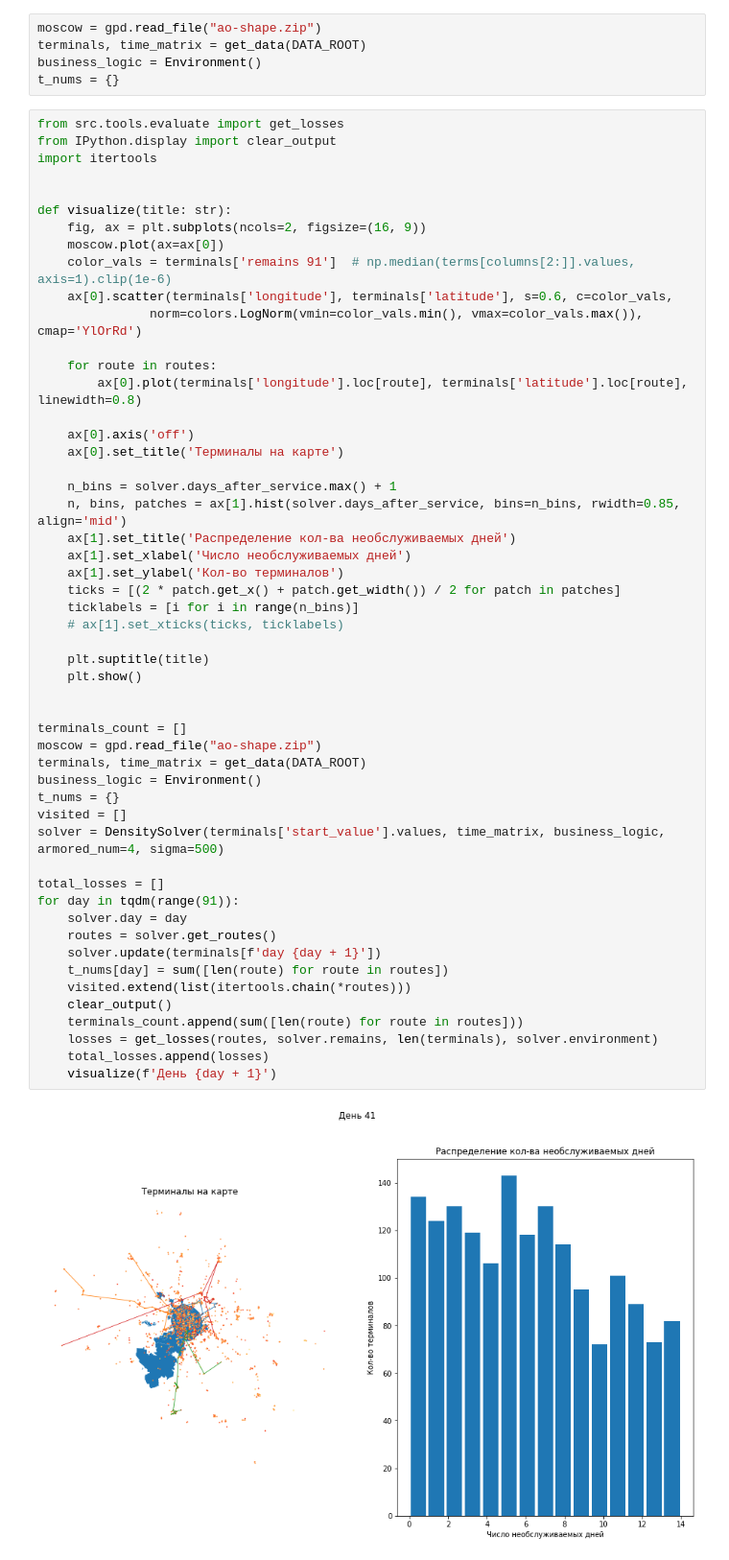
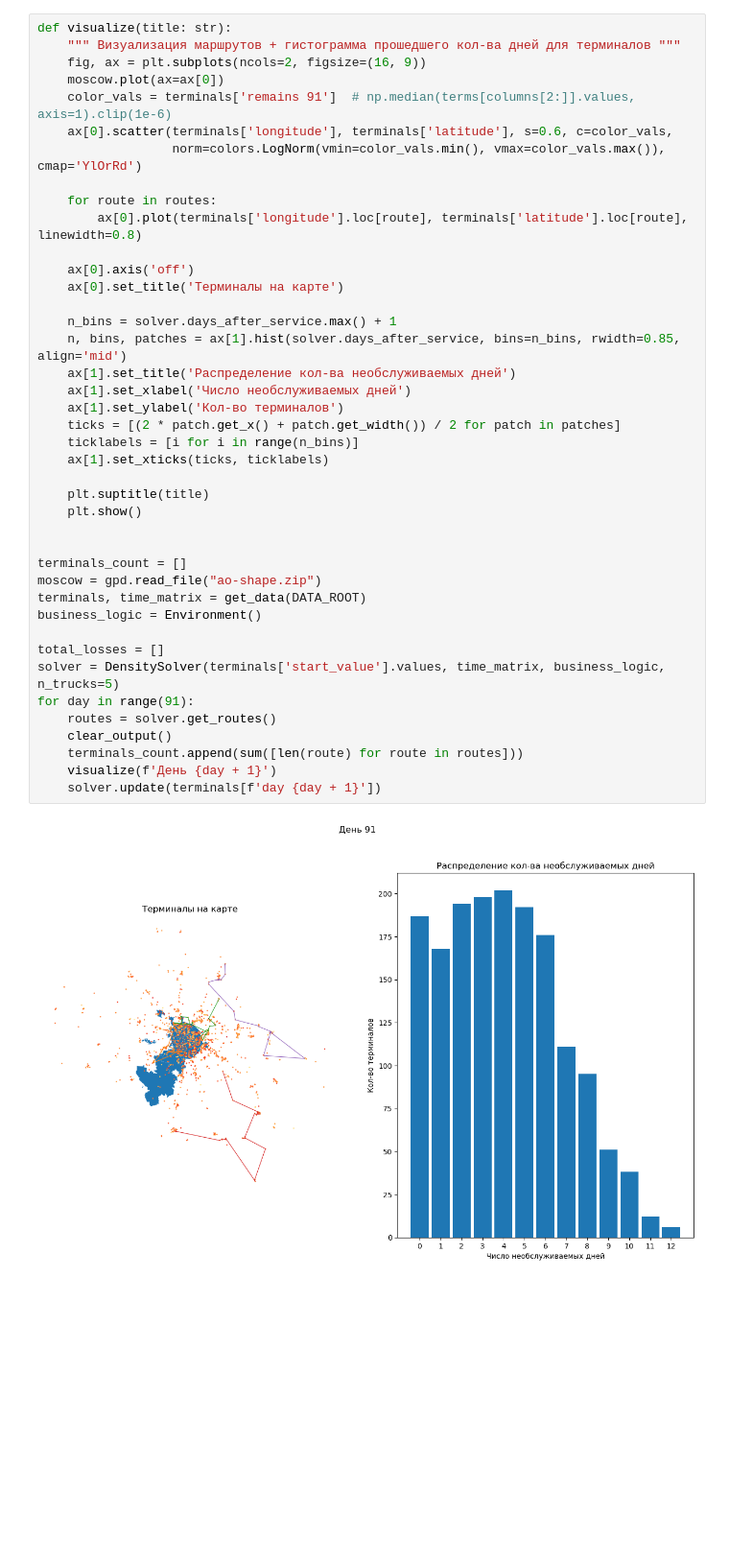
Before and after one commit to black-boomerang/armored-truck-routes, a Jupyter notebook: notebooks/clustering.ipynb, the cells around one changed output. Shown at 96% size. Drawn from its saved outputs; the diff is of its cells as text; blank space fills up the shorter version.

```diff
--- a/notebooks/clustering.ipynb
+++ b/notebooks/clustering.ipynb
@@ -23,59 +28,43 @@ TIMES_DATA_PATH = os.path.join(DATA_ROOT, 'times v4.csv')
-# %%
-moscow = gpd.read_file("ao-shape.zip")
-terminals, time_matrix = get_data(DATA_ROOT)
-business_logic = Environment()
-t_nums = {}
 # %%
-from src.tools.evaluate import get_losses
-from IPython.display import clear_output
-import itertools
-
-
 def visualize(title: str):
+    """ Визуализация маршрутов + гистограмма прошедшего кол-ва дней для терминалов """
     fig, ax = plt.subplots(ncols=2, figsize=(16, 9))
     moscow.plot(ax=ax[0])
     color_vals = terminals['remains 91']  # np.median(terms[columns[2:]].values, axis=1).clip(1e-6)
     ax[0].scatter(terminals['longitude'], terminals['latitude'], s=0.6, c=color_vals,
-               norm=colors.LogNorm(vmin=color_vals.min(), vmax=color_vals.max()), cmap='YlOrRd')
+                  norm=colors.LogNorm(vmin=color_vals.min(), vmax=color_vals.max()), cmap='YlOrRd')
 
     for route in routes:
         ax[0].plot(terminals['longitude'].loc[route], terminals['latitude'].loc[route], linewidth=0.8)
 
     ax[0].axis('off')
     ax[0].set_title('Терминалы на карте')
 
     n_bins = solver.days_after_service.max() + 1
     n, bins, patches = ax[1].hist(solver.days_after_service, bins=n_bins, rwidth=0.85, align='mid')
     ax[1].set_title('Распределение кол-ва необслуживаемых дней')
     ax[1].set_xlabel('Число необслуживаемых дней')
     ax[1].set_ylabel('Кол-во терминалов')
     ticks = [(2 * patch.get_x() + patch.get_width()) / 2 for patch in patches]
     ticklabels = [i for i in range(n_bins)]
-    # ax[1].set_xticks(ticks, ticklabels)
+    ax[1].set_xticks(ticks, ticklabels)
 
     plt.suptitle(title)
     plt.show()
 
 
 terminals_count = []
 moscow = gpd.read_file("ao-shape.zip")
 terminals, time_matrix = get_data(DATA_ROOT)
 business_logic = Environment()
-t_nums = {}
-visited = []
-solver = DensitySolver(terminals['start_value'].values, time_matrix, business_logic, armored_num=4, sigma=500)
 
 total_losses = []
-for day in tqdm(range(91)):
-    solver.day = day
+solver = DensitySolver(terminals['start_value'].values, time_matrix, business_logic, n_trucks=5)
+for day in range(91):
     routes = solver.get_routes()
-    solver.update(terminals[f'day {day + 1}'])
-    t_nums[day] = sum([len(route) for route in routes])
-    visited.extend(list(itertools.chain(*routes)))
     clear_output()
     terminals_count.append(sum([len(route) for route in routes]))
-    losses = get_losses(routes, solver.remains, len(terminals), solver.environment)
-    total_losses.append(losses)
     visualize(f'День {day + 1}')
+    solver.update(terminals[f'day {day + 1}'])
 # %% [output]
-[figure, old version]
+[figure, new version]
```
Also changed, not shown: parts of 7 cells of this notebook, 11 other files.
